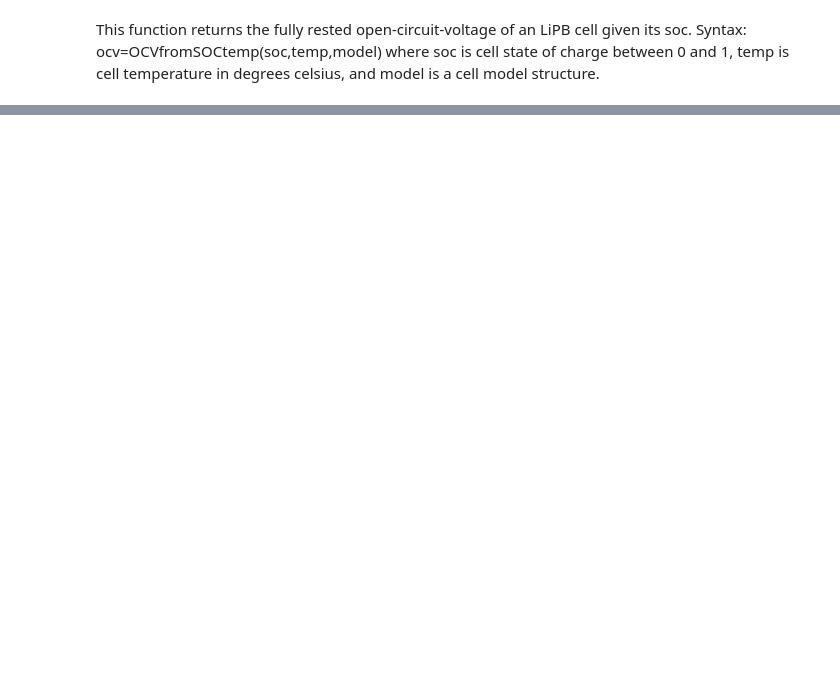
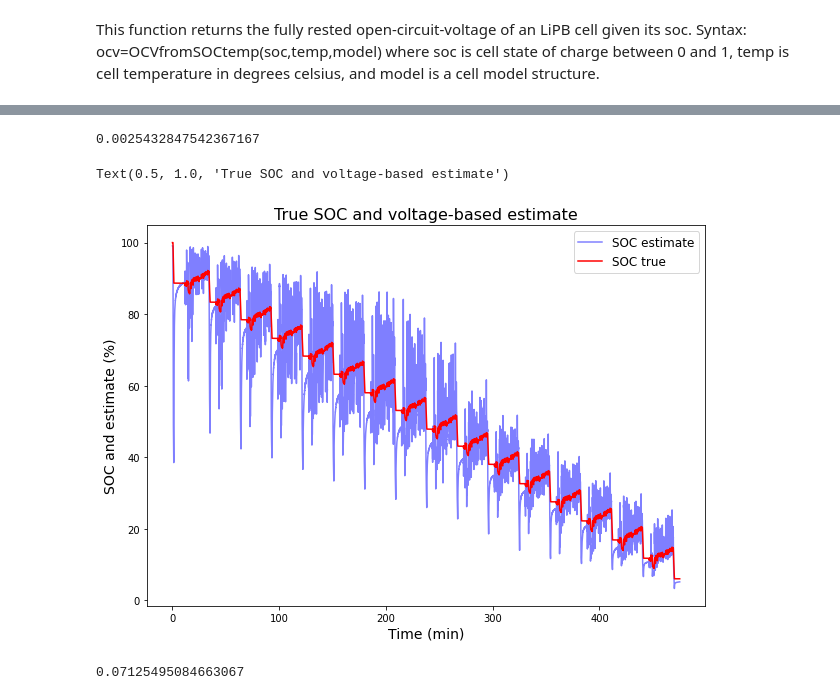
Before and after one commit to mattybohan/bms-specialization, a Jupyter notebook: course-3/notebooks/2022-03-30-mtb-lesson_3.1.4.ipynb, the cells around one changed output, grey strips where cells are left out. Drawn from its saved outputs; the diff is of its cells as text; code cells hidden in the pictures; blank space fills up the shorter version.

```diff
--- a/course-3/notebooks/2022-03-30-mtb-lesson_3.1.4.ipynb
+++ b/course-3/notebooks/2022-03-30-mtb-lesson_3.1.4.ipynb
@@ -50,0 +97,8 @@ array([0., 0., 0.])
+# %%
+params = dict()
+
+for temp in model['temps']:
+    params[temp] = dict()
+
+for temp,r0 in zip(model['temps'],model['R0Param']):
+    params[temp]['R0Param'] = r0
@@ -50,0 +124,28 @@ array([0., 0., 0.])
+# %%
+temp = 25
+
+R0 = params[temp]['R0Param']
+# %%
+R0
+# %% [output]
+0.0025432847542367167
+# %%
+current_true = data['current']
+# %%
+soc_estimate2 = SOCfromOCVtemp(voltage_true+(current_true*R0),temp,model)
+# %%
+plt.figure(figsize=(10,7))
+plt.plot(t,100*soc_estimate2,label='SOC estimate',color='blue',alpha=0.50)
+plt.plot(t,100*soc_true,label='SOC true',color='red')
+plt.ylabel('SOC and estimate (%)',fontsize=14)
+plt.xlabel('Time (min)',fontsize=14)
+plt.legend(fontsize=12,loc='upper right')
+plt.title('True SOC and voltage-based estimate',fontsize=16)
+# %% [output]
+Text(0.5, 1.0, 'True SOC and voltage-based estimate')
+[figure, added]
+# %%
+rmse2 = np.sqrt(np.mean((soc_true-soc_estimate2)**2))
+rmse2
+# %% [output]
+0.07125495084663067
```
Also changed, not shown: parts of 23 cells of this notebook.
